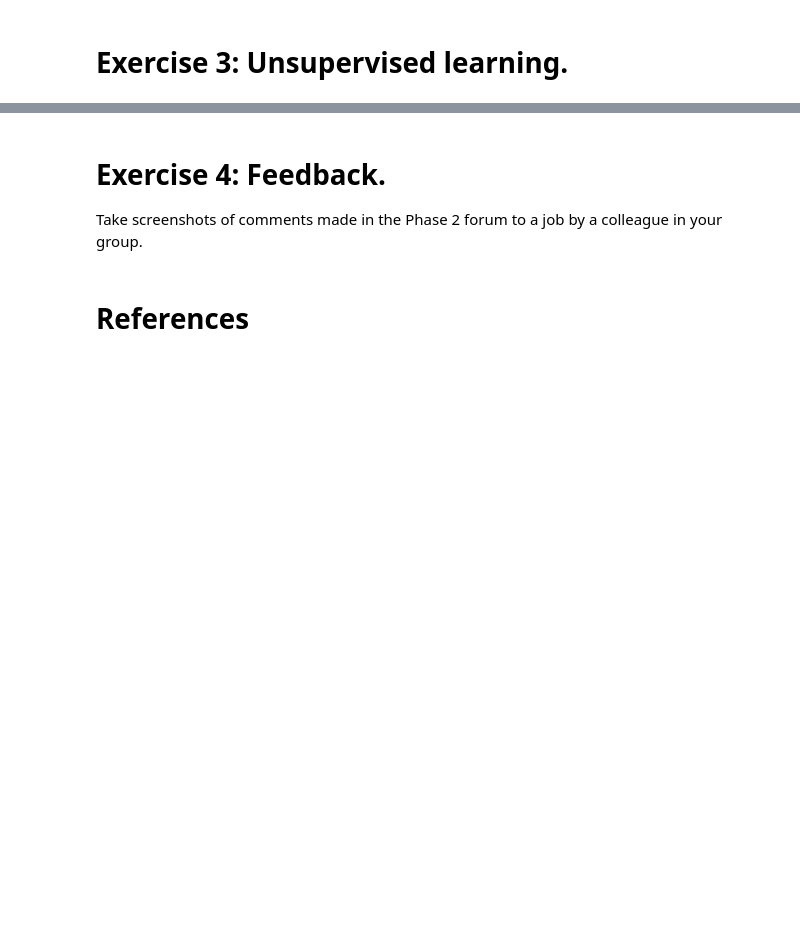
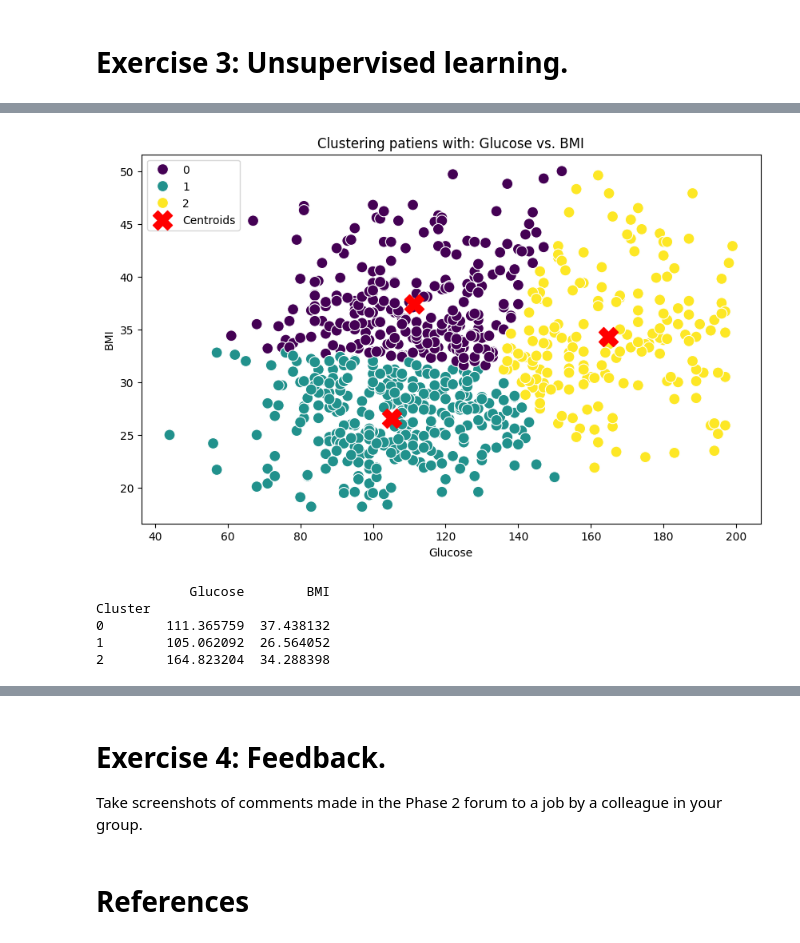
Before and after one commit to Jero2110/Advanced-ML---Phase-2, a Jupyter notebook: 02. Analysis/G01_Jeronimo_Ramos_Phase2.ipynb, the cells around one changed output, grey strips where cells are left out. Drawn from its saved outputs; the diff is of its cells as text; code cells hidden in the pictures; blank space fills up the shorter version.

```diff
--- a/02. Analysis/G01_Jeronimo_Ramos_Phase2.ipynb
+++ b/02. Analysis/G01_Jeronimo_Ramos_Phase2.ipynb
@@ -544,0 +699,10 @@ print(df_results.to_markdown(index=False))
+# %%
+# Now we graph the results
+kmeans_cluster(X_class_kmeans, 3, ['Glucose', 'BMI'], 'Clustering patiens with: Glucose vs. BMI')
+# %% [output]
+[figure, added]
+            Glucose        BMI
+Cluster
+0        111.365759  37.438132
+1        105.062092  26.564052
+2        164.823204  34.288398
```
Also changed, not shown: parts of 29 cells of this notebook.
